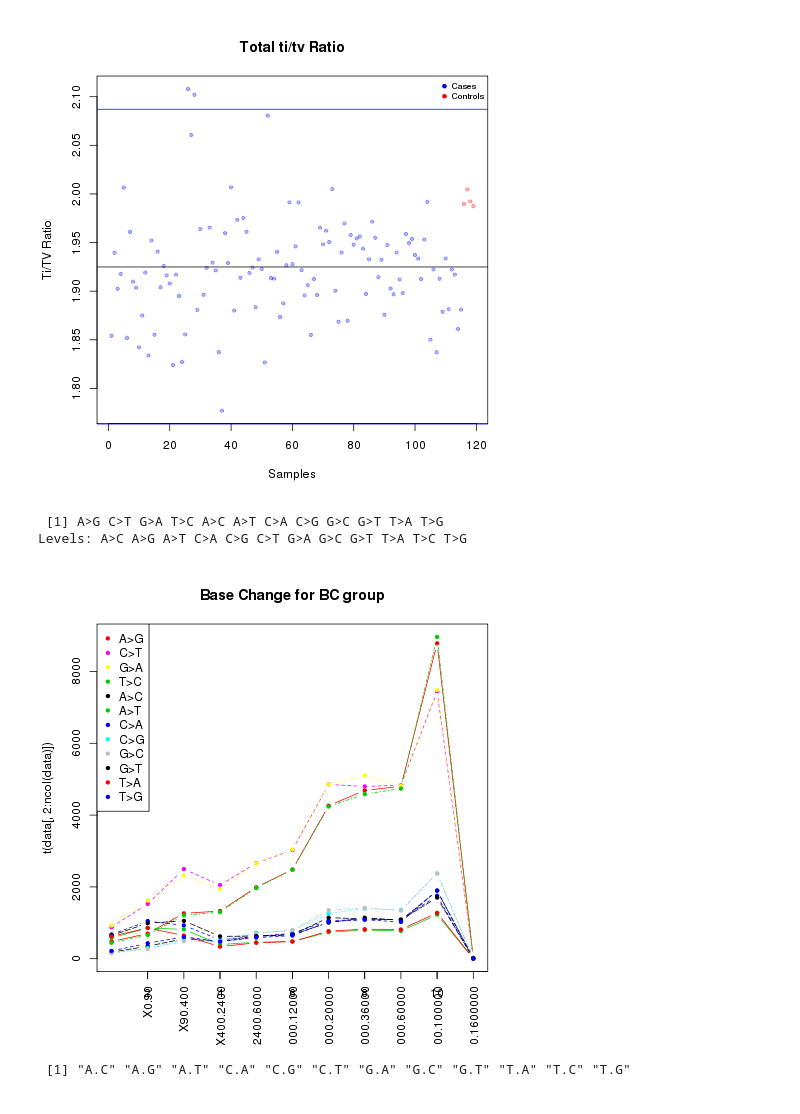
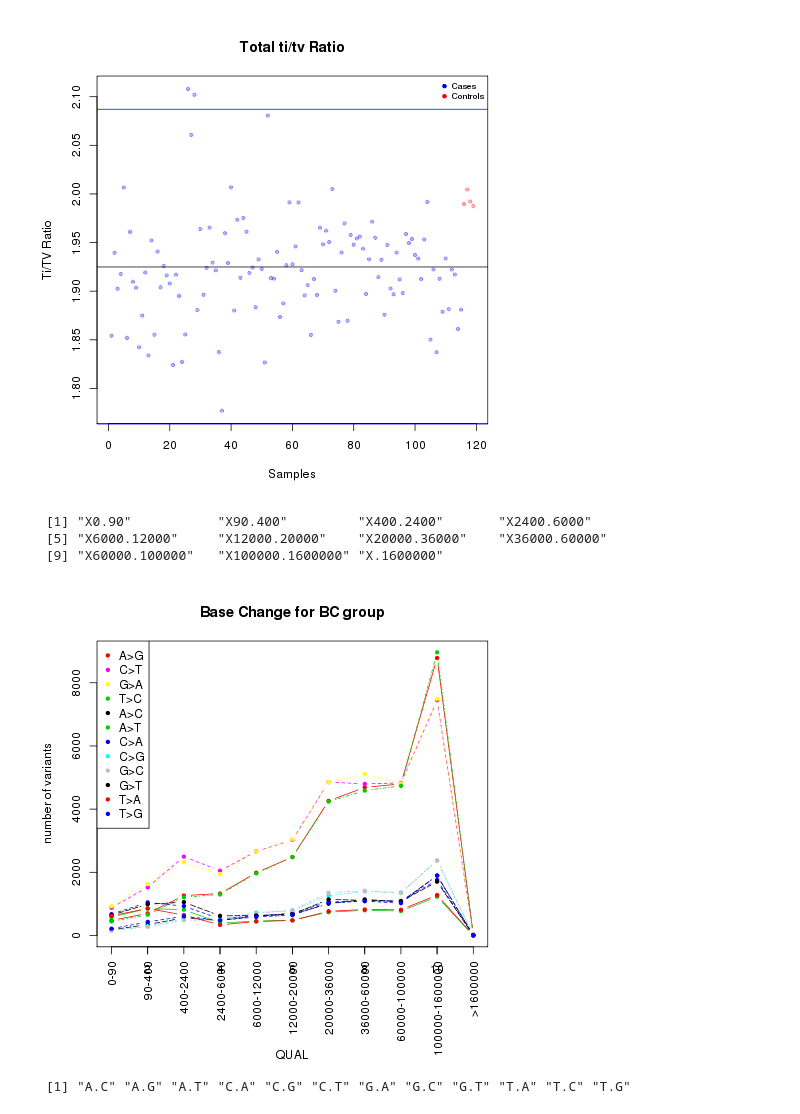
Before and after one commit to gituserdwu/ExomeQcPipeline, a Jupyter notebook: modules/Exome_QC_testing.ipynb, the cells around one changed output. Drawn from its saved outputs; the diff is of its cells as text; code cells hidden in the pictures.

Commit message:
modify plots

```diff
--- a/modules/Exome_QC_testing.ipynb
+++ b/modules/Exome_QC_testing.ipynb
@@ -85,21 +85,26 @@ legend("topright", legend = c("Cases", "Controls"), col = c("blue", "red"), pch
 # %%
 %%R
 
 colMax <- function(data) sapply(data, max, na.rm = TRUE)
 data <- read.table("/CGF/Bioinformatics/Production/Wen/20180911_snakemake_coverage_tools/ExomeQcPipeline/postcalling_qc/basechange_BC.txt", header = TRUE, sep = "\t" )
 data[,1]
 #c(1:4)
-matplot(t(data[,2:ncol(data)]), type = c("b"),pch=20,col = data[,1]) #plot
+par(mar=c(8,4.1,4.1,2.1),0.1)
+matplot(t(data[,2:ncol(data)]), type = c("b"),pch=20,col = data[,1],xlab= "", ylab= "number of variants") #plot
+#add the xlab later at a further away postion line7 to avoid overlap with axis
+mtext("QUAL",side=1,line=7)
 title(main= "Base Change for BC group",sub= "", cex=0.6)
 legend("topleft", legend = data[,1], col=data[,1], pch=20)
-axis(1, at=2:ncol(data), labels=colnames(data[,2:ncol(data)]),las=2)
-#axis(2, at=c(1000,10000), las=2)
-data[,1]
-#colMax(data)
+#axis(1, at=2:ncol(data), labels=colnames(data[,2:ncol(data)]),las=2, cex=0.5)
+axis(1, at=1:(ncol(data)-1), labels=c("0-90","90-400","400-2400","2400-6000","6000-12000","12000-20000","20000-36000","36000-60000","60000-100000","100000-1600000",">1600000"),las=2, cex=0.5)
+#axis(2, at=c(0,max(data[,2:ncol(data)])), las=2)
+max(data[,2:ncol(data)])
+colnames(data[,2:ncol(data)])
 # %% [output]
- [1] A>G C>T G>A T>C A>C A>T C>A C>G G>C G>T T>A T>G
-Levels: A>C A>G A>T C>A C>G C>T G>A G>C G>T T>A T>C T>G
+ [1] "X0.90"           "X90.400"         "X400.2400"       "X2400.6000"
+ [5] "X6000.12000"     "X12000.20000"    "X20000.36000"    "X36000.60000"
+ [9] "X60000.100000"   "X100000.1600000" "X.1600000"
-[figure, old version]
+[figure, new version]
 # %%
 %%R
 data <- read.table("/CGF/Bioinformatics/Production/Wen/20180911_snakemake_coverage_tools/ExomeQcPipeline/postcalling_qc/low_qual_basechange.txt", header = TRUE, sep = "\t" )
```
Also changed, not shown: parts of 4 cells of this notebook.
